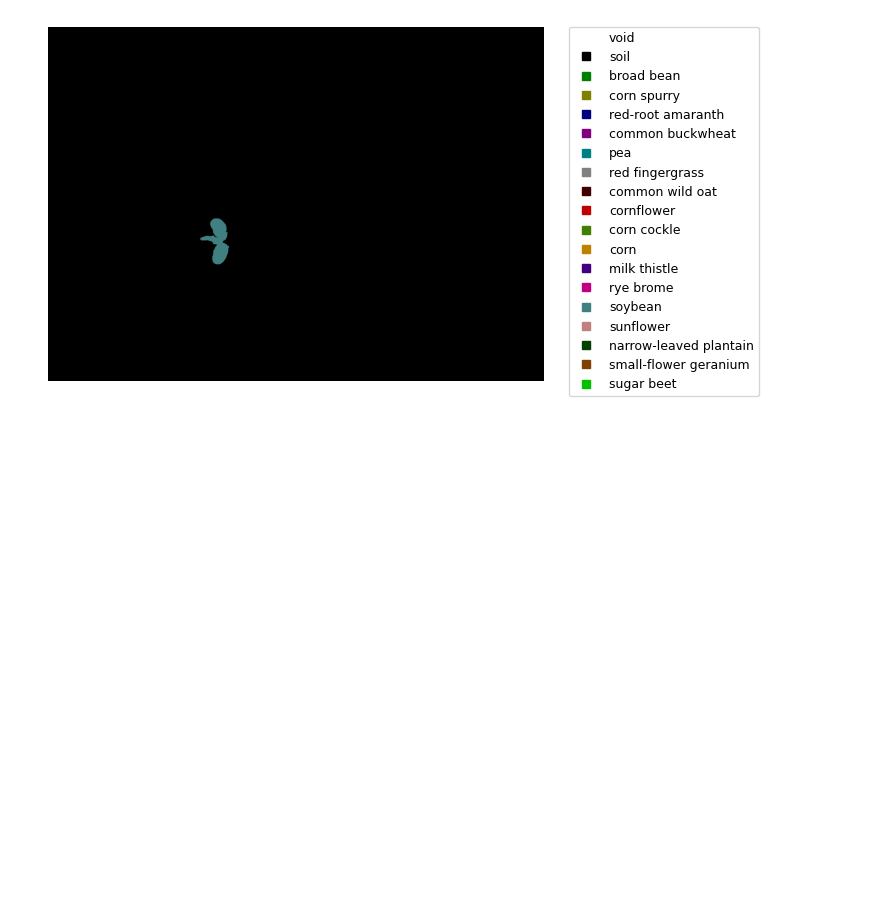
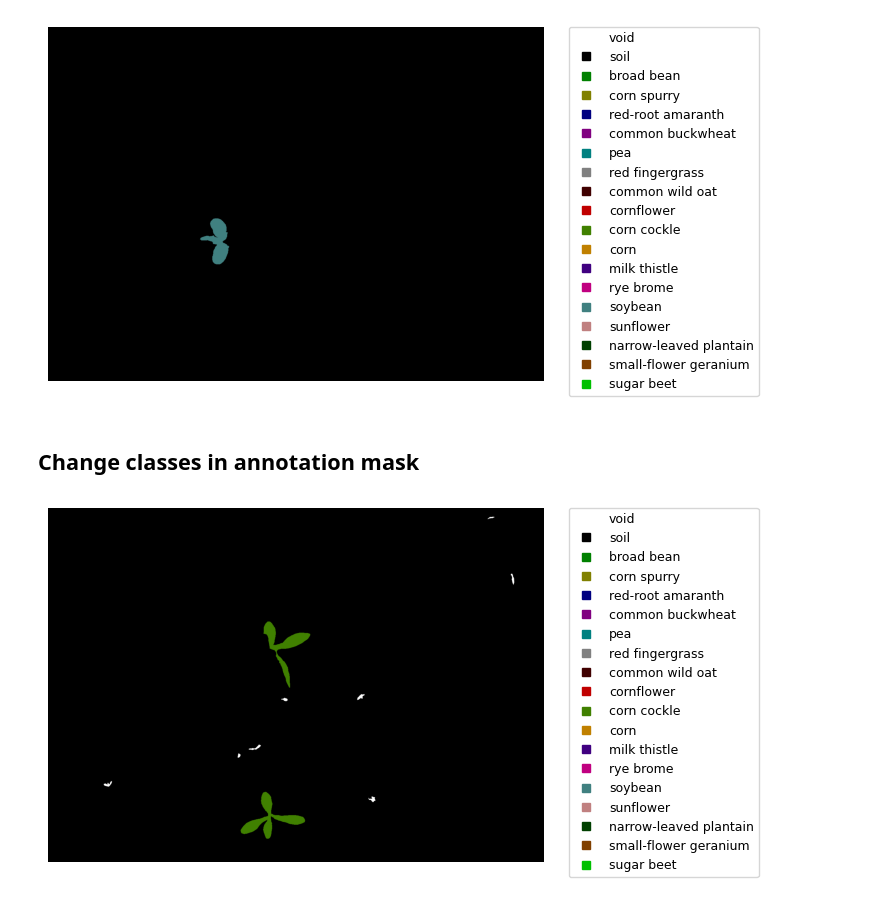
Before and after one commit to katekuian/master_thesis, a Jupyter notebook: 01_data_preparation.ipynb, the cells around one changed output. Drawn from its saved outputs; the diff is of its cells as text; code cells hidden in the pictures; blank space fills up the shorter version.

```diff
--- a/01_data_preparation.ipynb
+++ b/01_data_preparation.ipynb
@@ -78,9 +78,7 @@ def get_legend():
 
     return legend_elements
 # %%
-def visualize_annotion(image_name):
-    im = cv2.imread('./WE3DS/annotations/segmentation/SegmentationLabel/' + image_name)
-
+def visualize_annotion_for_image(im):
     rgb = np.zeros_like(im)
     for i in range(im.shape[0]):
         for j in range(im.shape[1]):
@@ -91,6 +89,10 @@ def visualize_annotion(image_name):
     plt.legend(handles=get_legend(), bbox_to_anchor=(1.05, 1), loc=2, borderaxespad=0., fontsize=9)
     plt.imshow(rgb)
     plt.show()
+
+def visualize_annotion(image_name):
+    im = cv2.imread('./WE3DS/annotations/segmentation/SegmentationLabel/' + image_name)
+    visualize_annotion_for_image(im)
 # %%
 visualize_annotion('img_00000.png')
 # %% [output]
@@ -103,3 +101,5 @@ visualize_annotion('img_00001.png')
 visualize_annotion('img_00045.png')
 # %% [output]
 [figure]
+# %% [markdown]
+## Change classes in annotation mask
@@ -105,0 +117,4 @@ visualize_annotion('img_00045.png')
+# %%
+visualize_annotion('img_01109.png')
+# %% [output]
+[figure, added]
```
Also changed, not shown: parts of 3 cells of this notebook.
